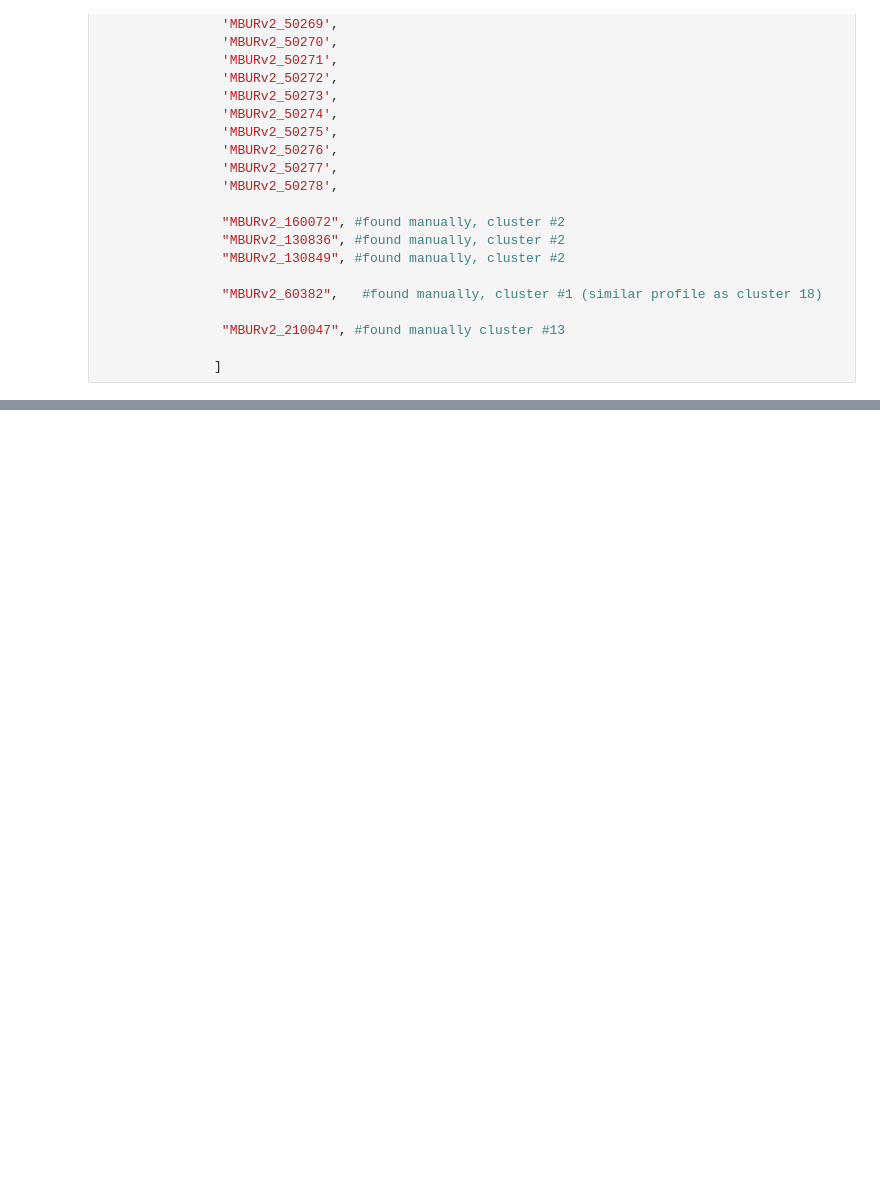
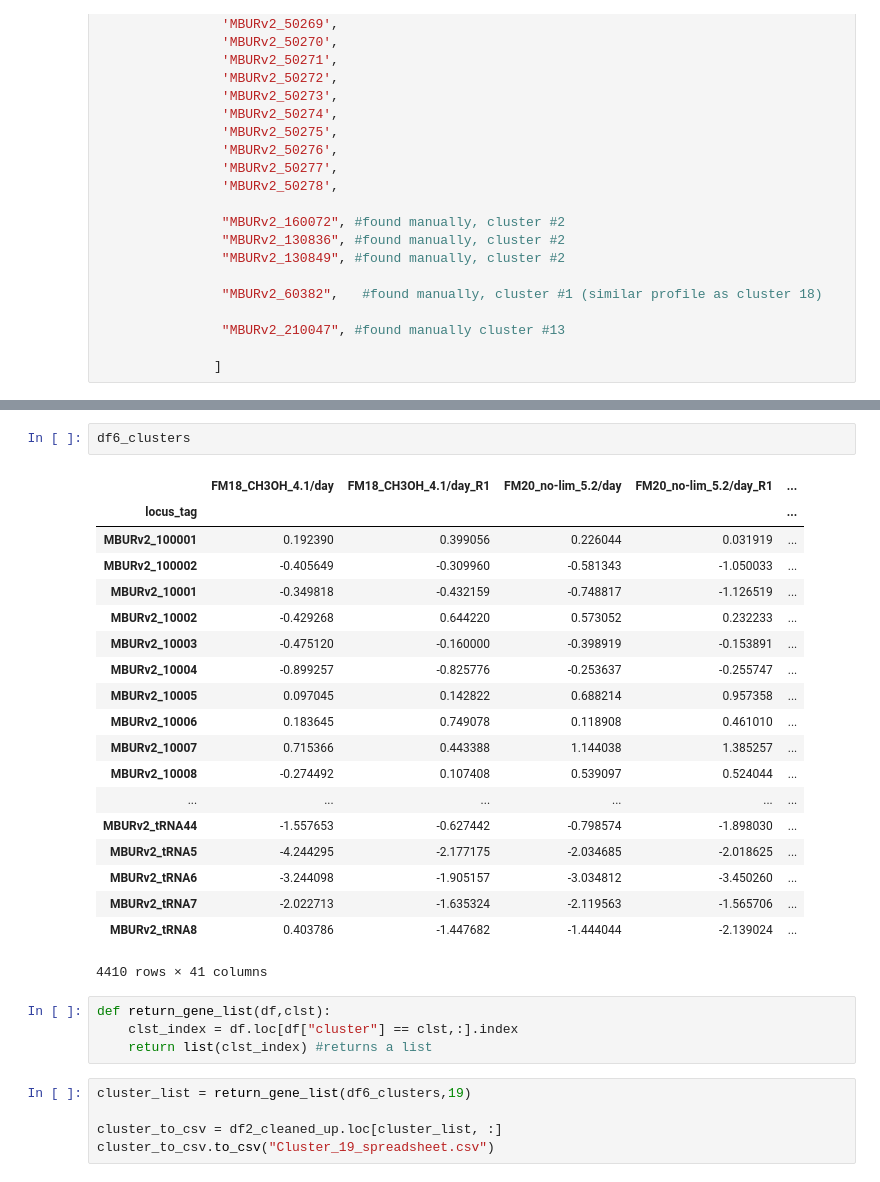
Before and after one commit to JiayuanGuo/Cu_transition_time_course-, a Jupyter notebook: Clustering_all_transcripts_via_K_means.ipynb, the cells around one changed output, grey strips where cells are left out. Drawn from its saved outputs; the diff is of its cells as text; blank space fills up the shorter version.

```diff
--- a/Clustering_all_transcripts_via_K_means.ipynb
+++ b/Clustering_all_transcripts_via_K_means.ipynb
@@ -943,0 +969,31 @@ print(np.bincount(labels[labels!=-1]))
+# %%
+df6_clusters
+# %% [output]
+|  | FM18_CH3OH_4.1/day | FM18_CH3OH_4.1/day_R1 | FM20_no-lim_5.2/day | FM20_no-lim_5.2/day_R1 | ... |
+| locus_tag |  |  |  |  | ... |
+| MBURv2_100001 | 0.192390 | 0.399056 | 0.226044 | 0.031919 | ... |
+| MBURv2_100002 | -0.405649 | -0.309960 | -0.581343 | -1.050033 | ... |
+| MBURv2_10001 | -0.349818 | -0.432159 | -0.748817 | -1.126519 | ... |
+| MBURv2_10002 | -0.429268 | 0.644220 | 0.573052 | 0.232233 | ... |
+| MBURv2_10003 | -0.475120 | -0.160000 | -0.398919 | -0.153891 | ... |
+| MBURv2_10004 | -0.899257 | -0.825776 | -0.253637 | -0.255747 | ... |
+| MBURv2_10005 | 0.097045 | 0.142822 | 0.688214 | 0.957358 | ... |
+| MBURv2_10006 | 0.183645 | 0.749078 | 0.118908 | 0.461010 | ... |
+| MBURv2_10007 | 0.715366 | 0.443388 | 1.144038 | 1.385257 | ... |
+| MBURv2_10008 | -0.274492 | 0.107408 | 0.539097 | 0.524044 | ... |
+| ... | ... | ... | ... | ... | ... |
+| MBURv2_tRNA44 | -1.557653 | -0.627442 | -0.798574 | -1.898030 | ... |
+| MBURv2_tRNA5 | -4.244295 | -2.177175 | -2.034685 | -2.018625 | ... |
+| MBURv2_tRNA6 | -3.244098 | -1.905157 | -3.034812 | -3.450260 | ... |
+| MBURv2_tRNA7 | -2.022713 | -1.635324 | -2.119563 | -1.565706 | ... |
+| MBURv2_tRNA8 | 0.403786 | -1.447682 | -1.444044 | -2.139024 | ... |
+4410 rows × 41 columns
+# %%
+def return_gene_list(df,clst):
+    clst_index = df.loc[df["cluster"] == clst,:].index
+    return list(clst_index) #returns a list
+# %%
+cluster_list = return_gene_list(df6_clusters,19)
+
+cluster_to_csv = df2_cleaned_up.loc[cluster_list, :]
+cluster_to_csv.to_csv("Cluster_19_spreadsheet.csv")
```
Also changed, not shown: parts of 16 cells of this notebook, 30 other files.
